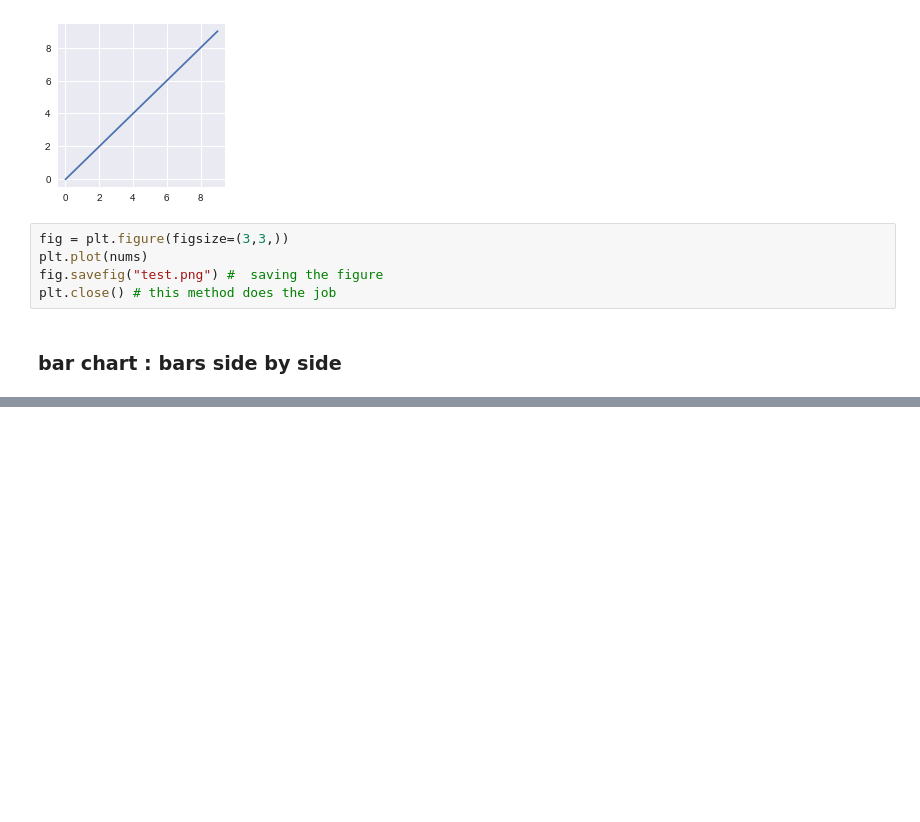
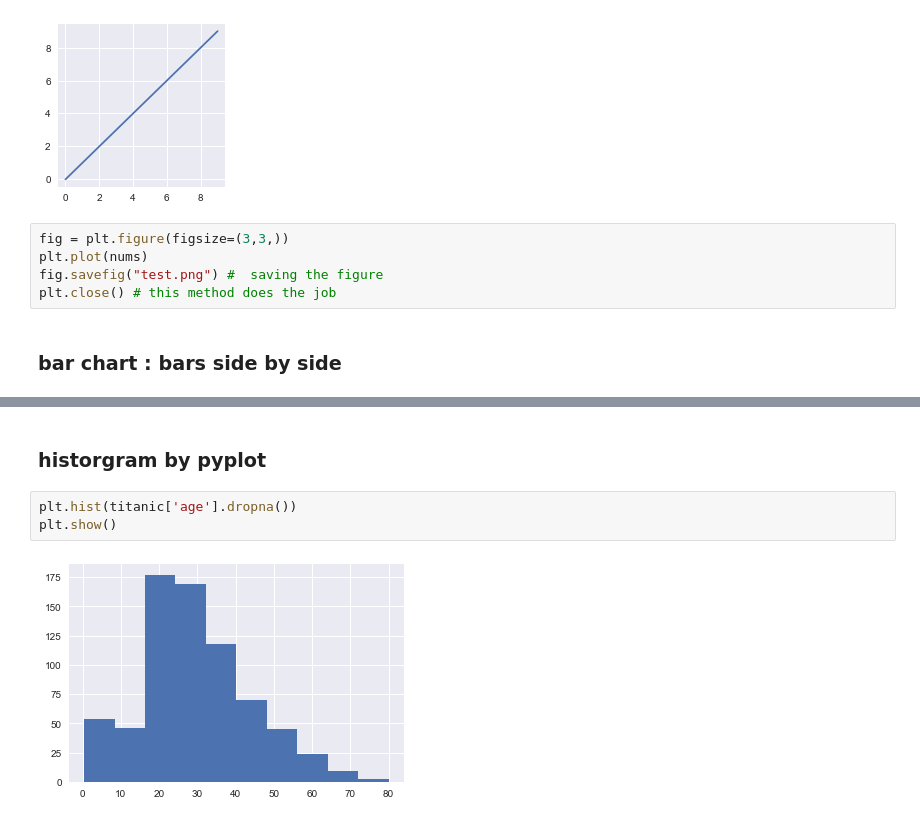
Before and after one commit to babinyurii/cheet_sheets, a Jupyter notebook: matplotlib_cheet_sheet.ipynb, the cells around one changed output, grey strips where cells are left out. Drawn from its saved outputs; the diff is of its cells as text; blank space fills up the shorter version.

```diff
--- a/matplotlib_cheet_sheet.ipynb
+++ b/matplotlib_cheet_sheet.ipynb
@@ -501,0 +521,7 @@ plt.show()
+# %% [markdown]
+### <a id="22">historgram by pyplot</a>
+# %%
+plt.hist(titanic['age'].dropna())
+plt.show()
+# %% [output]
+[figure, added]
```
Also changed, not shown: parts of 19 cells of this notebook, 1 other file.
